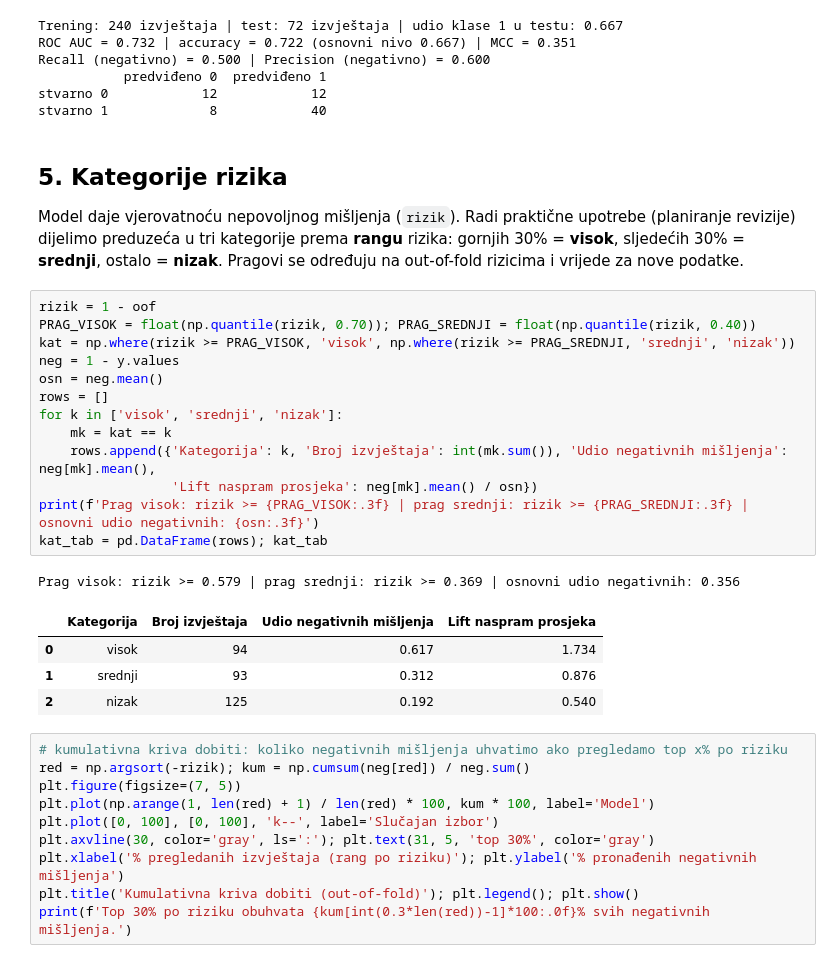
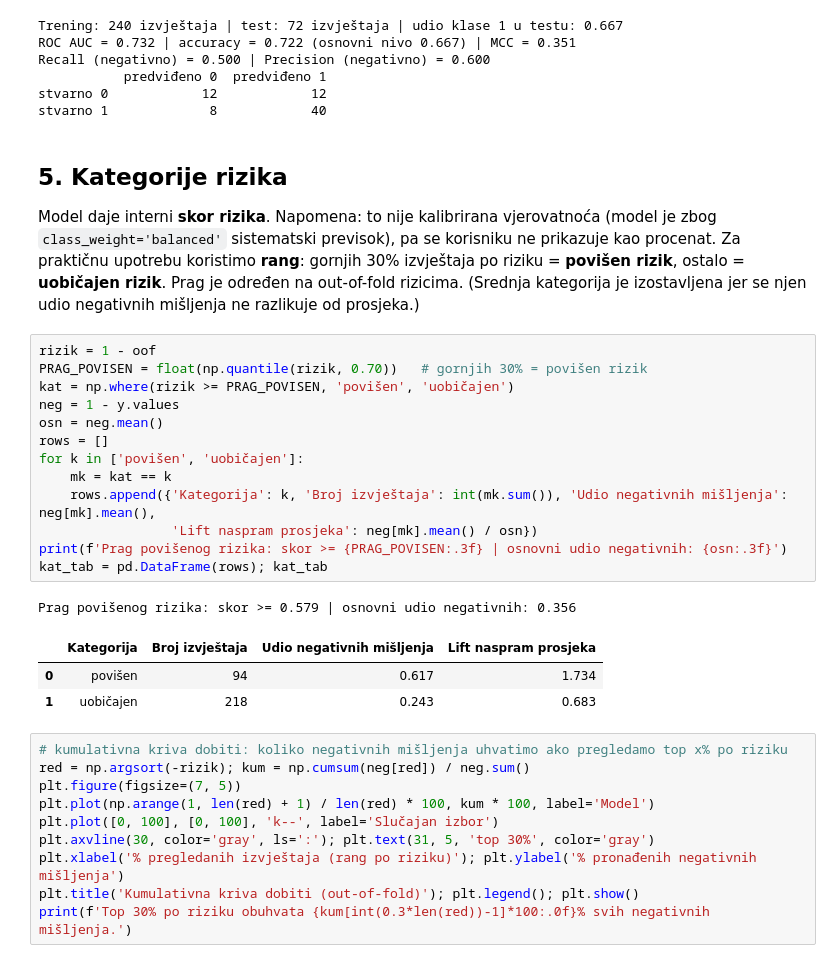
Before and after one commit to a-gcvc/Data-mining-u-funkciji-detekcije-netacnih-finansijskih-izvjestaja-javnih-preduzeca, a Jupyter notebook: notebooks/02_finalni_model.ipynb, the cells around one changed output. Cells and saved outputs as stored; diff of their text form.

```diff
--- a/notebooks/02_finalni_model.ipynb
+++ b/notebooks/02_finalni_model.ipynb
@@ -240,28 +240,27 @@ Recall (negativno) = 0.500 | Precision (negativno) = 0.600
            predviđeno 0  predviđeno 1
 stvarno 0            12            12
 stvarno 1             8            40
-# %% [markdown]
-## 5. Kategorije rizika
-Model daje vjerovatnoću nepovoljnog mišljenja (`rizik`). Radi praktične upotrebe (planiranje revizije) dijelimo preduzeća u tri kategorije prema **rangu** rizika: gornjih 30% = **visok**, sljedećih 30% = **srednji**, ostalo = **nizak**. Pragovi se određuju na out-of-fold rizicima i vrijede za nove podatke.
+# %% [markdown]
+## 5. Kategorije rizika
+Model daje interni **skor rizika**. Napomena: to nije kalibrirana vjerovatnoća (model je zbog `class_weight='balanced'` sistematski previsok), pa se korisniku ne prikazuje kao procenat. Za praktičnu upotrebu koristimo **rang**: gornjih 30% izvještaja po riziku = **povišen rizik**, ostalo = **uobičajen rizik**. Prag je određen na out-of-fold rizicima. (Srednja kategorija je izostavljena jer se njen udio negativnih mišljenja ne razlikuje od prosjeka.)
 # %%
 rizik = 1 - oof
-PRAG_VISOK = float(np.quantile(rizik, 0.70)); PRAG_SREDNJI = float(np.quantile(rizik, 0.40))
-kat = np.where(rizik >= PRAG_VISOK, 'visok', np.where(rizik >= PRAG_SREDNJI, 'srednji', 'nizak'))
+PRAG_POVISEN = float(np.quantile(rizik, 0.70))   # gornjih 30% = povišen rizik
+kat = np.where(rizik >= PRAG_POVISEN, 'povišen', 'uobičajen')
 neg = 1 - y.values
 osn = neg.mean()
 rows = []
-for k in ['visok', 'srednji', 'nizak']:
+for k in ['povišen', 'uobičajen']:
     mk = kat == k
     rows.append({'Kategorija': k, 'Broj izvještaja': int(mk.sum()), 'Udio negativnih mišljenja': neg[mk].mean(),
                  'Lift naspram prosjeka': neg[mk].mean() / osn})
-print(f'Prag visok: rizik >= {PRAG_VISOK:.3f} | prag srednji: rizik >= {PRAG_SREDNJI:.3f} | osnovni udio negativnih: {osn:.3f}')
+print(f'Prag povišenog rizika: skor >= {PRAG_POVISEN:.3f} | osnovni udio negativnih: {osn:.3f}')
 kat_tab = pd.DataFrame(rows); kat_tab
 # %% [output]
-Prag visok: rizik >= 0.579 | prag srednji: rizik >= 0.369 | osnovni udio negativnih: 0.356
+Prag povišenog rizika: skor >= 0.579 | osnovni udio negativnih: 0.356
 |  | Kategorija | Broj izvještaja | Udio negativnih mišljenja | Lift naspram prosjeka |
-| 0 | visok | 94 | 0.617 | 1.734 |
-| 1 | srednji | 93 | 0.312 | 0.876 |
-| 2 | nizak | 125 | 0.192 | 0.540 |
+| 0 | povišen | 94 | 0.617 | 1.734 |
+| 1 | uobičajen | 218 | 0.243 | 0.683 |
 # %%
 # kumulativna kriva dobiti: koliko negativnih mišljenja uhvatimo ako pregledamo top x% po riziku
 red = np.argsort(-rizik); kum = np.cumsum(neg[red]) / neg.sum()
```
Also changed, not shown: parts of 6 cells of this notebook, 2 other files.
